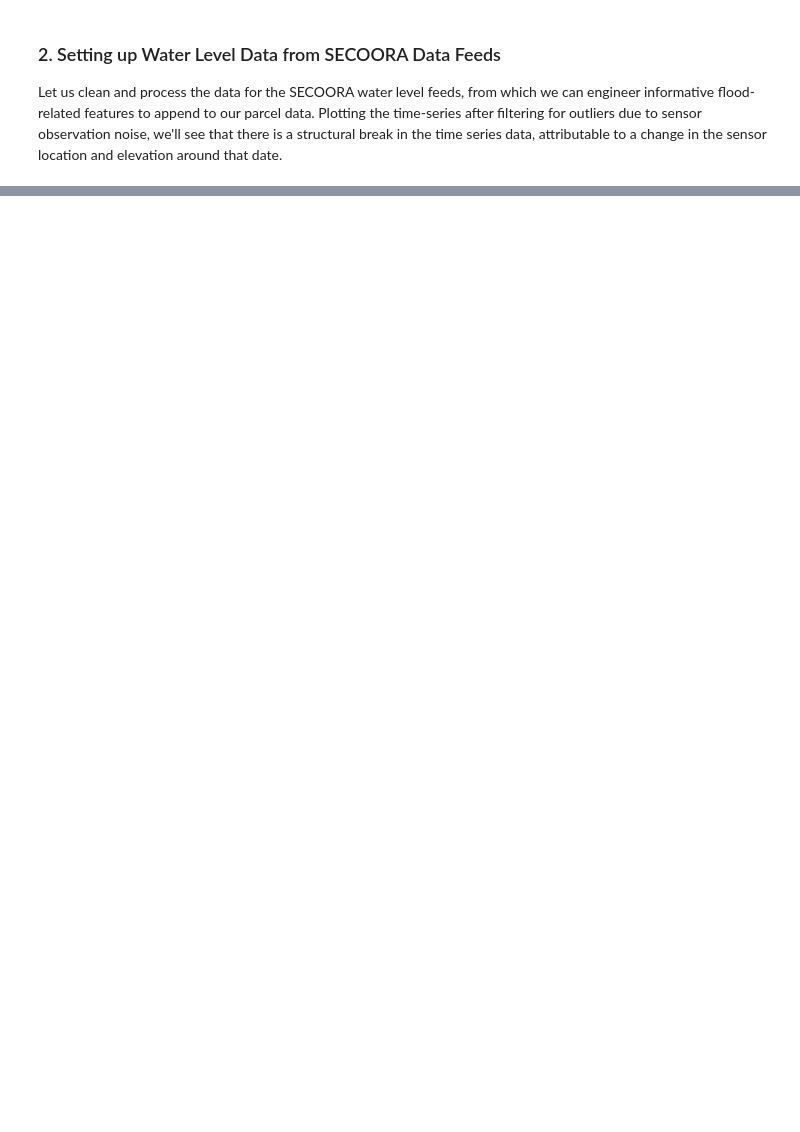
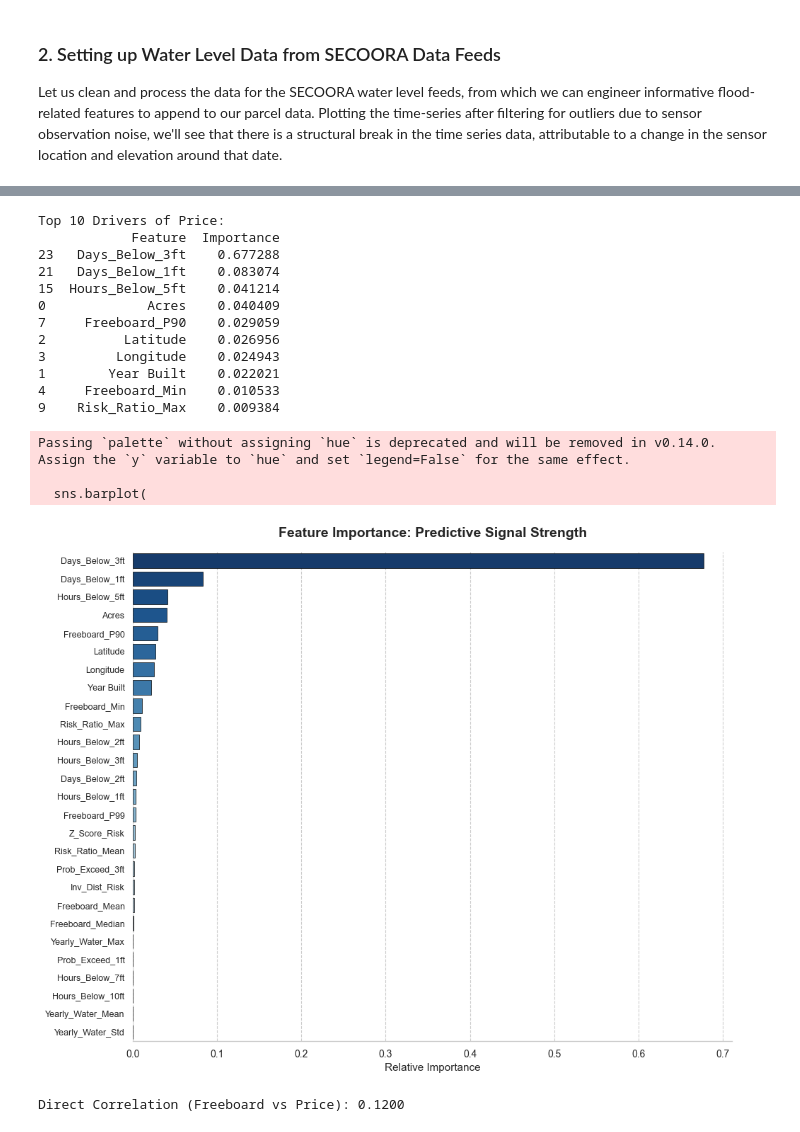
Before and after one commit to PrasunBanerjee04/SecooraRiskModel, a Jupyter notebook: full_scripts.ipynb, the cells around one changed output, grey strips where cells are left out. Cells and saved outputs as stored; diff of their text form; code cells hidden in the pictures; blank space fills up the shorter version.

```diff
--- a/full_scripts.ipynb
+++ b/full_scripts.ipynb
@@ -183,0 +321,3 @@ vis.visualize_time_series(df_water['water_surface_above_navd88_surveyed_navd88']
+# %%
+df_final = add_flood_features(df_parcels, df_water)
+df_final
@@ -183,0 +338,77 @@ vis.visualize_time_series(df_water['water_surface_above_navd88_surveyed_navd88']
+# %%
+def check_feature_signal(df):
+    sns.set_context("paper")
+    sns.set_style("whitegrid", {'grid.linestyle': '--', 'grid.alpha': 0.5})
+
+    flood_cols = [
+        'Freeboard_Min', 'Freeboard_Mean', 'Freeboard_P99', 'Freeboard_P90', 'Freeboard_Median',
+        'Risk_Ratio_Max', 'Risk_Ratio_Mean', 'Z_Score_Risk', 'Hours_Below_1ft', 'Hours_Below_2ft',
+        'Hours_Below_3ft', 'Hours_Below_5ft', 'Hours_Below_7ft', 'Hours_Below_10ft',
+        'Prob_Exceed_1ft', 'Prob_Exceed_3ft', 'Inv_Dist_Risk', 'Days_Below_1ft',
+        'Days_Below_2ft', 'Days_Below_3ft', 'Yearly_Water_Max', 'Yearly_Water_Mean', 'Yearly_Water_Std'
+        ]
+
+    base_cols = ['Acres', 'Year Built', 'Latitude', 'Longitude']
+    used_cols = [c for c in base_cols + flood_cols if c in df.columns]
+
+    df_clean = df.dropna(subset=used_cols + ['Fair Market Value'])
+
+    X = df_clean[used_cols]
+    y = np.log(df_clean['Fair Market Value'])
+
+    model = xgb.XGBRegressor(n_estimators=100, max_depth=4, random_state=42, n_jobs=-1)
+    model.fit(X, y)
+
+    importance = pd.DataFrame({
+        'Feature': X.columns,
+        'Importance': model.feature_importances_
+    }).sort_values(by='Importance', ascending=False)
+
+    print("\nTop 10 Drivers of Price:")
+    print(importance.head(10))
+    plt.figure(figsize=(10, 8))
+
+    sns.barplot(
+        data=importance,
+        x='Importance',
+        y='Feature',
+        palette='Blues_r',
+        edgecolor='black',
+        linewidth=0.5
+    )
+
+    plt.title("Feature Importance: Predictive Signal Strength", fontsize=14, fontweight='bold', pad=15)
+    plt.xlabel("Relative Importance", fontsize=11)
+    plt.ylabel("")
+
+    plt.xticks(fontsize=10)
+    plt.yticks(fontsize=9)
+    sns.despine(left=True, bottom=False)
+
+    plt.tight_layout()
+    plt.savefig('feature_importance_pub_grade.png', dpi=300, bbox_inches='tight') # High res save
+    plt.show()
+
+    if 'Freeboard_Min' in df.columns:
+        corr = df_clean['Freeboard_Min'].corr(df_clean['Fair Market Value'])
+        print(f"\nDirect Correlation (Freeboard vs Price): {corr:.4f}")
+
+check_feature_signal(df_final)
+# %% [output]
+Top 10 Drivers of Price:
+            Feature  Importance
+23   Days_Below_3ft    0.677288
+21   Days_Below_1ft    0.083074
+15  Hours_Below_5ft    0.041214
+0             Acres    0.040409
+7     Freeboard_P90    0.029059
+2          Latitude    0.026956
+3         Longitude    0.024943
+1        Year Built    0.022021
+4     Freeboard_Min    0.010533
+9    Risk_Ratio_Max    0.009384
+Passing `palette` without assigning `hue` is deprecated and will be removed in v0.14.0. Assign the `y` variable to `hue` and set `legend=False` for the same effect.
+
+  sns.barplot(
+[figure, added]
+Direct Correlation (Freeboard vs Price): 0.1200
```
Also changed, not shown: parts of 17 cells of this notebook, 4 other files.
